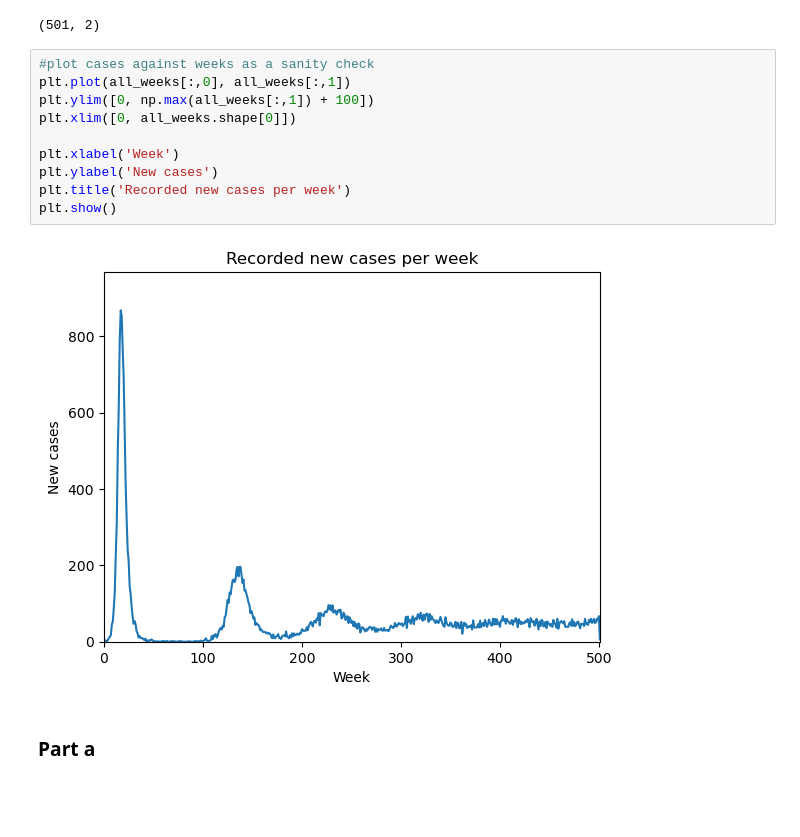
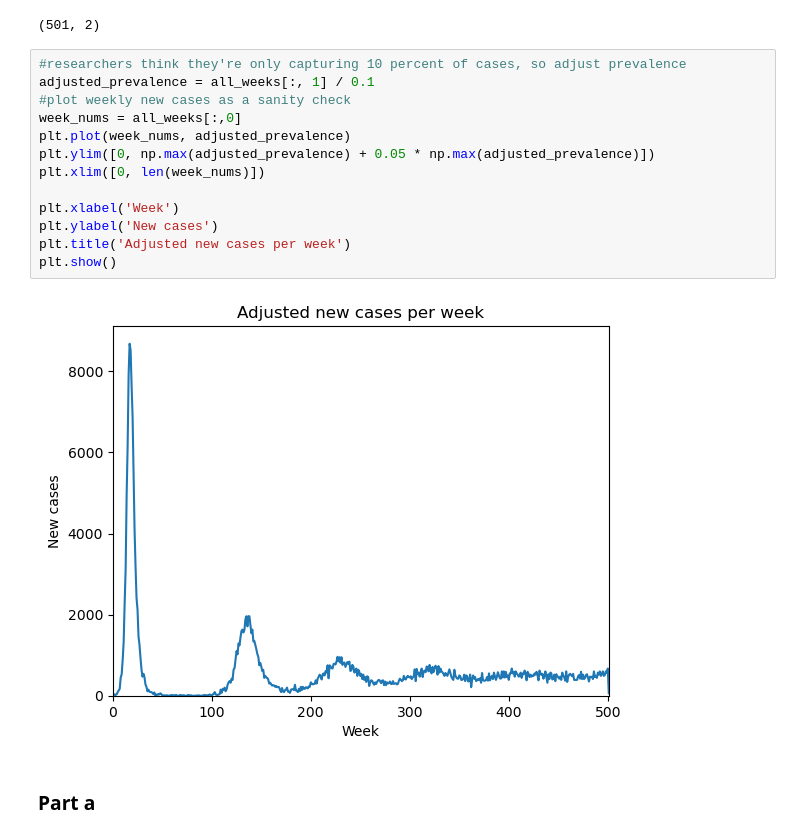
Before and after one commit to mbyers31/sp24-csci7000, a Jupyter notebook: homeworks/hw4.ipynb, the cells around one changed output. Drawn from its saved outputs; the diff is of its cells as text; blank space fills up the shorter version.

```diff
--- a/homeworks/hw4.ipynb
+++ b/homeworks/hw4.ipynb
@@ -14,17 +14,20 @@ print(all_weeks.shape)
 # %% [output]
 (501, 2)
 # %%
-#plot cases against weeks as a sanity check
-plt.plot(all_weeks[:,0], all_weeks[:,1])
-plt.ylim([0, np.max(all_weeks[:,1]) + 100])
-plt.xlim([0, all_weeks.shape[0]])
+#researchers think they're only capturing 10 percent of cases, so adjust prevalence
+adjusted_prevalence = all_weeks[:, 1] / 0.1
+#plot weekly new cases as a sanity check
+week_nums = all_weeks[:,0]
+plt.plot(week_nums, adjusted_prevalence)
+plt.ylim([0, np.max(adjusted_prevalence) + 0.05 * np.max(adjusted_prevalence)])
+plt.xlim([0, len(week_nums)])
 
 plt.xlabel('Week')
 plt.ylabel('New cases')
-plt.title('Recorded new cases per week')
+plt.title('Adjusted new cases per week')
 plt.show()
 # %% [output]
-[figure, old version]
+[figure, new version]
 # %% [markdown]
 ### Part a
 # %%
```
Also changed, not shown: parts of 6 cells of this notebook.
